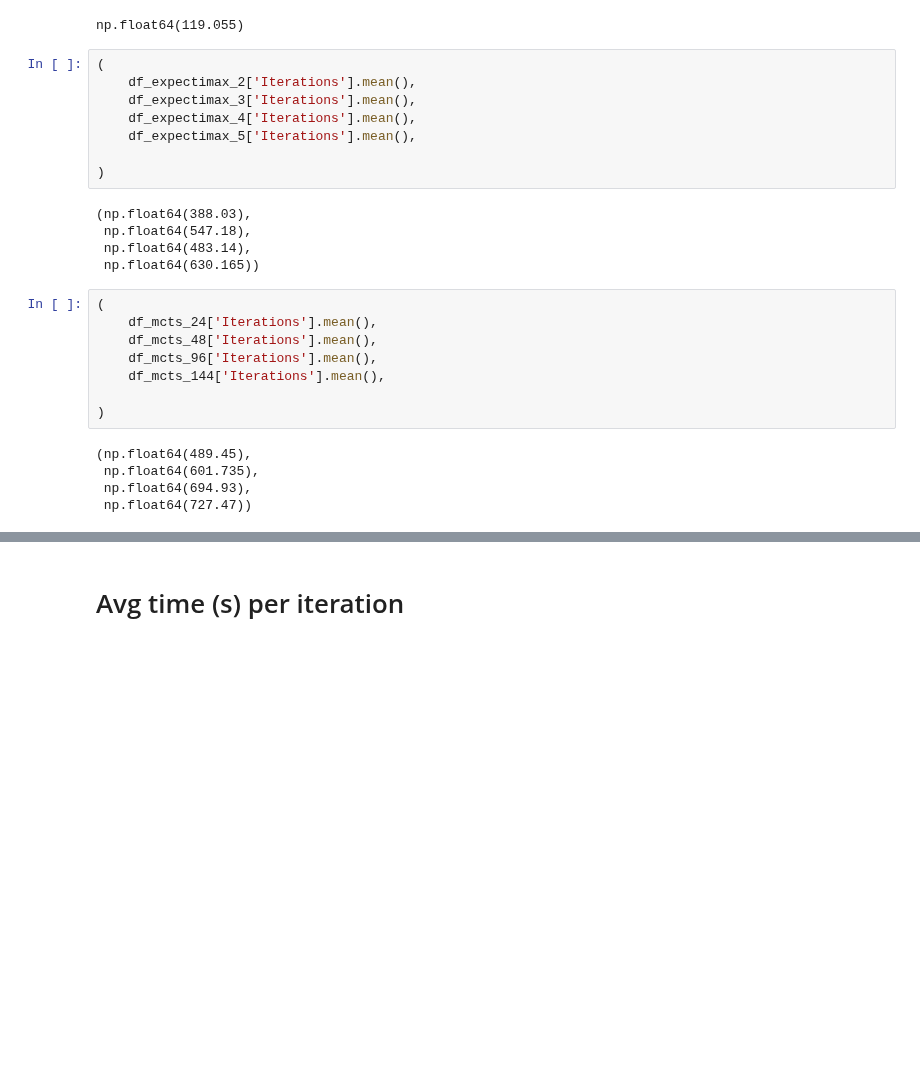
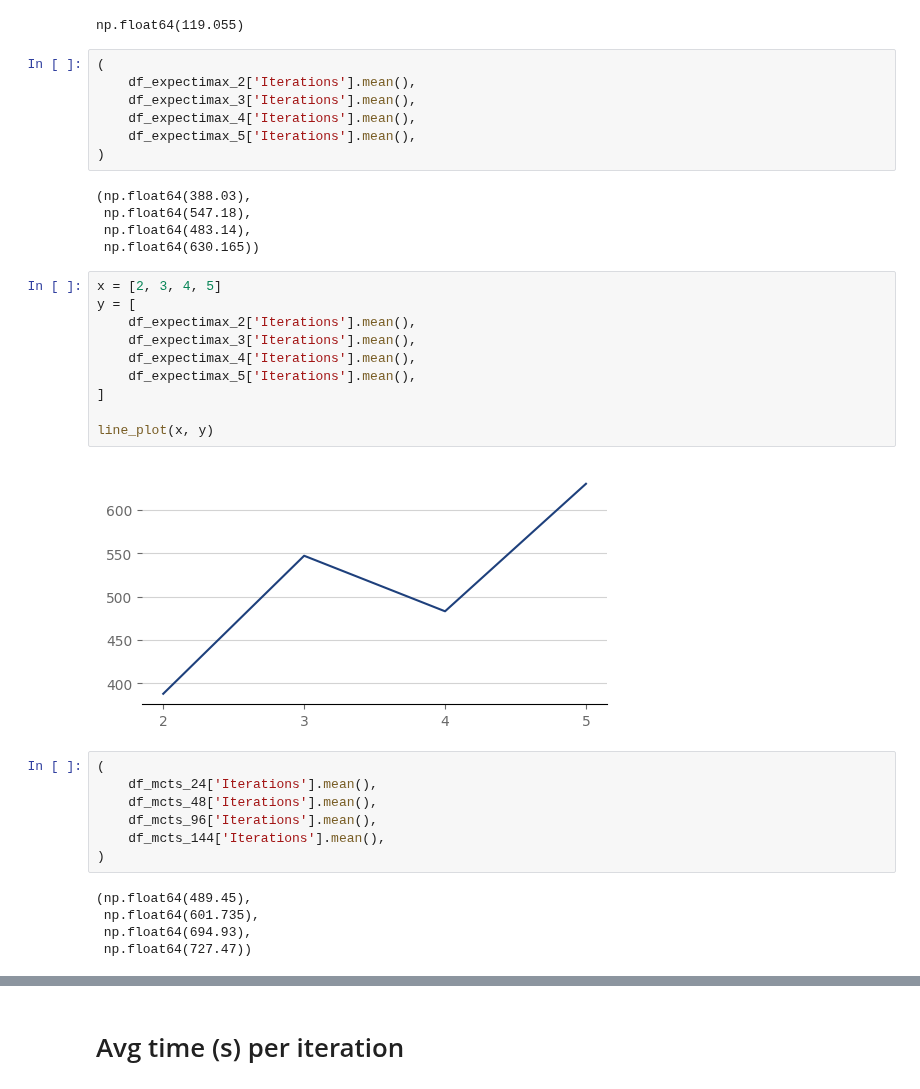
Before and after one commit to PSU-AI801-Group1-Fall-2024/2048-experiments, a Jupyter notebook: data-synthensis.ipynb, the cells around one changed output, grey strips where cells are left out. Saved outputs shown, nothing was run; the diff lists cells and outputs as text; blank space fills up the shorter version.

Commit message:
started line plots

```diff
--- a/data-synthensis.ipynb
+++ b/data-synthensis.ipynb
@@ -147,20 +147,30 @@ np.float64(119.055)
     df_expectimax_3['Iterations'].mean(),
     df_expectimax_4['Iterations'].mean(),
     df_expectimax_5['Iterations'].mean(),
-
 )
 # %% [output]
 (np.float64(388.03),
  np.float64(547.18),
  np.float64(483.14),
  np.float64(630.165))
+# %%
+x = [2, 3, 4, 5]
+y = [
+    df_expectimax_2['Iterations'].mean(),
+    df_expectimax_3['Iterations'].mean(),
+    df_expectimax_4['Iterations'].mean(),
+    df_expectimax_5['Iterations'].mean(),
+]
+
+line_plot(x, y)
+# %% [output]
+[figure, added]
 # %%
 (
     df_mcts_24['Iterations'].mean(),
     df_mcts_48['Iterations'].mean(),
     df_mcts_96['Iterations'].mean(),
     df_mcts_144['Iterations'].mean(),
-
 )
 # %% [output]
 (np.float64(489.45),
```
Also changed, not shown: parts of 1 cell of this notebook.
